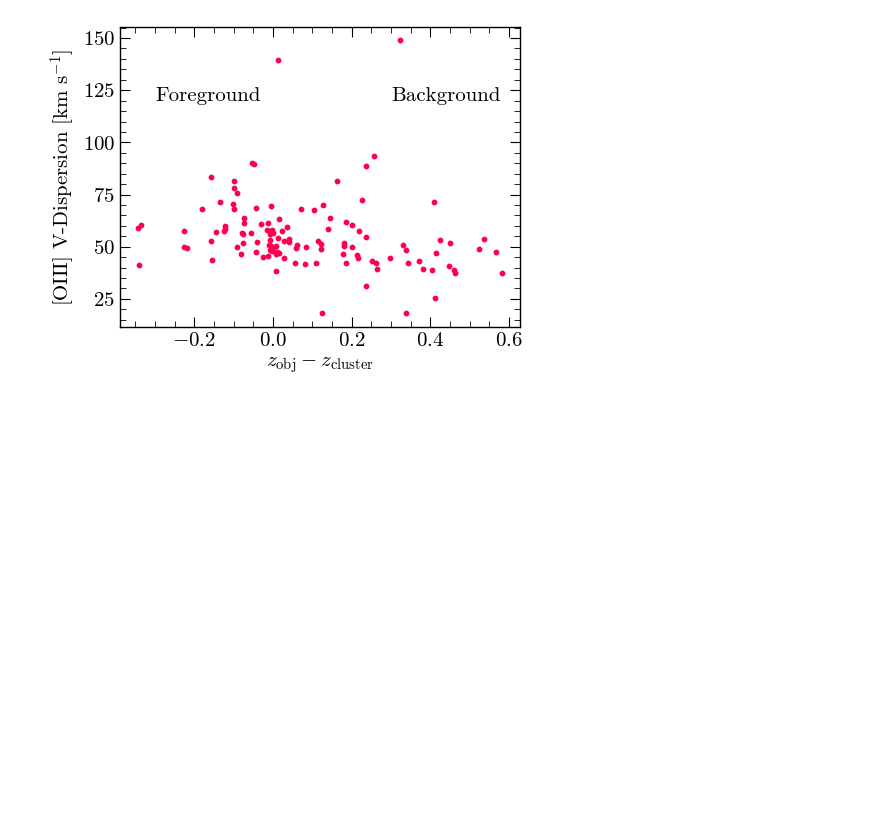
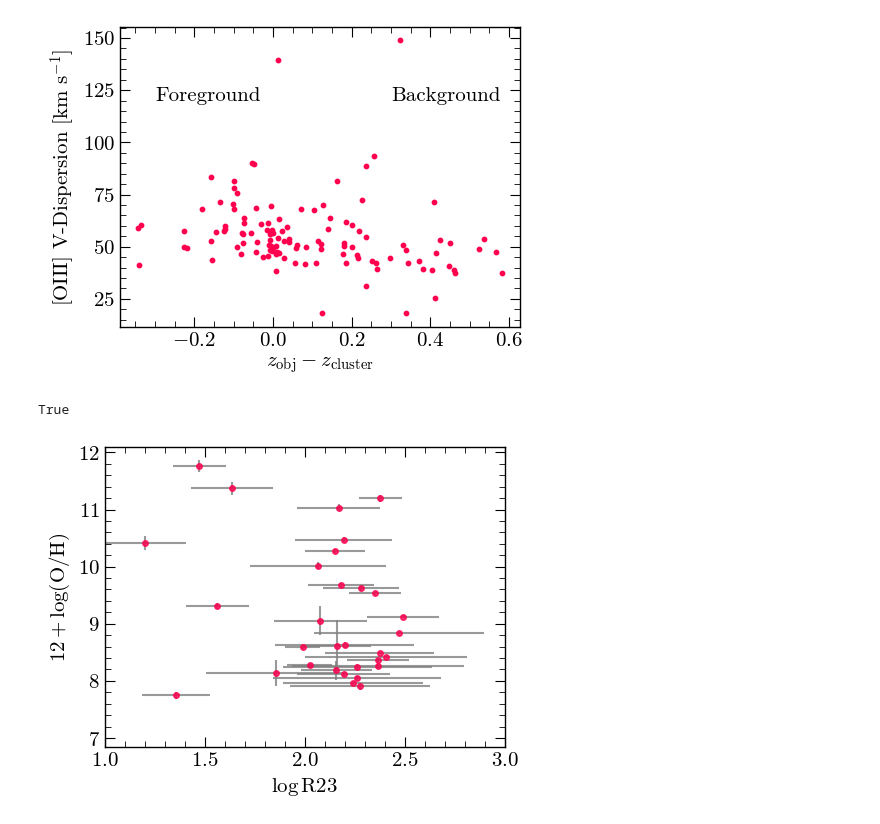
Before and after one commit to 0hardytom/eelgs, a Jupyter notebook: notebooks/week5-6/result_plotter.ipynb, the cells around one changed output. Drawn from its saved outputs; the diff is of its cells as text; code cells hidden in the pictures; blank space fills up the shorter version.

```diff
--- a/notebooks/week5-6/result_plotter.ipynb
+++ b/notebooks/week5-6/result_plotter.ipynb
@@ -257,4 +282,23 @@ pf.fix_plot([ax])
 True
 [figure]
 # %%
-fig, ax =
+fig, ax = pf.create_plot()
+
+snr = (tab['R23_e']/tab['R23'])
+mask = snr<0.2
+
+ax.errorbar(np.log(tab['R23'])[mask],tab['Z_dir'][mask],
+            fmt='o', color='#ff004f', ms=4,
+            xerr= np.abs(np.log(tab['R23'])*snr)[mask],
+            yerr = tab['Z_dir_e'][mask],
+            ecolor='gray', alpha=0.8)
+
+ax.set_xlim(1,3)
+ax.set_xlabel(r'$\log$R23')
+ax.set_ylabel(r'$12+\log(\mathrm{O/H})$')
+
+
+pf.fix_plot([ax])
+# %% [output]
+True
+[figure, added]
```
Also changed, not shown: parts of 5 cells of this notebook, 2 other files.
